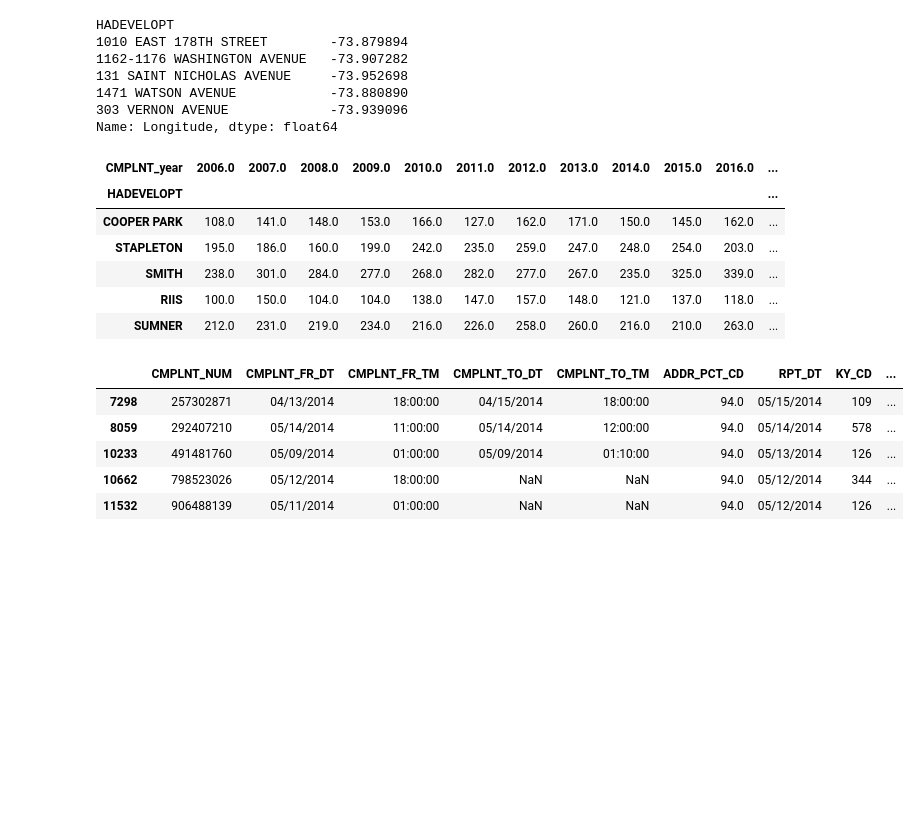
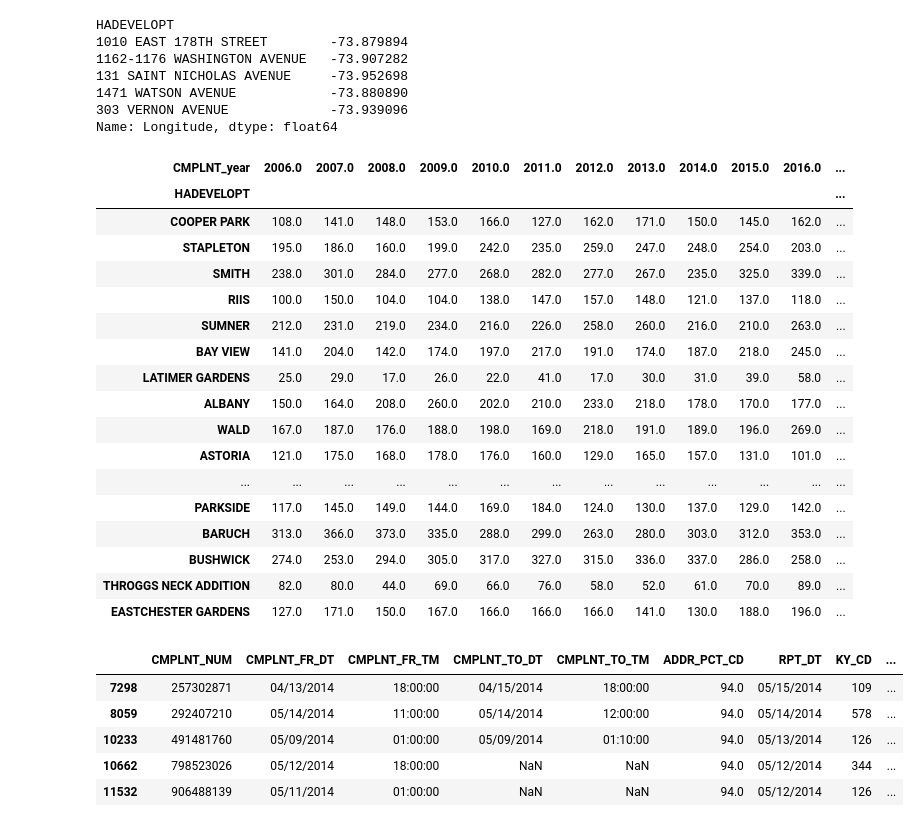
Before and after one commit to gracelinan/data-studio-projects, a Jupyter notebook: July 14-20/Cases by NYCHA.ipynb, the cells around one changed output. Cells and saved outputs as stored; diff of their text form; code cells hidden in the pictures; blank space fills up the shorter version.

```diff
--- a/July 14-20/Cases by NYCHA.ipynb
+++ b/July 14-20/Cases by NYCHA.ipynb
@@ -84,15 +62,26 @@ housing['name'] = housing.index
 # housing.to_csv("NYCHA-summary.csv", index=False)
 # %%
 housing['difference'] = housing[2018.0] - housing[2006.0]
-housing.sort_values(by='difference', ascending=False).head()
+housing.sort_values(by='difference', ascending=False).head(20)
 # %% [output]
 | CMPLNT_year | 2006.0 | 2007.0 | 2008.0 | 2009.0 | 2010.0 | 2011.0 | 2012.0 | 2013.0 | 2014.0 | 2015.0 | 2016.0 | ... |
 | HADEVELOPT |  |  |  |  |  |  |  |  |  |  |  | ... |
 | COOPER PARK | 108.0 | 141.0 | 148.0 | 153.0 | 166.0 | 127.0 | 162.0 | 171.0 | 150.0 | 145.0 | 162.0 | ... |
 | STAPLETON | 195.0 | 186.0 | 160.0 | 199.0 | 242.0 | 235.0 | 259.0 | 247.0 | 248.0 | 254.0 | 203.0 | ... |
 | SMITH | 238.0 | 301.0 | 284.0 | 277.0 | 268.0 | 282.0 | 277.0 | 267.0 | 235.0 | 325.0 | 339.0 | ... |
 | RIIS | 100.0 | 150.0 | 104.0 | 104.0 | 138.0 | 147.0 | 157.0 | 148.0 | 121.0 | 137.0 | 118.0 | ... |
 | SUMNER | 212.0 | 231.0 | 219.0 | 234.0 | 216.0 | 226.0 | 258.0 | 260.0 | 216.0 | 210.0 | 263.0 | ... |
+| BAY VIEW | 141.0 | 204.0 | 142.0 | 174.0 | 197.0 | 217.0 | 191.0 | 174.0 | 187.0 | 218.0 | 245.0 | ... |
+| LATIMER GARDENS | 25.0 | 29.0 | 17.0 | 26.0 | 22.0 | 41.0 | 17.0 | 30.0 | 31.0 | 39.0 | 58.0 | ... |
+| ALBANY | 150.0 | 164.0 | 208.0 | 260.0 | 202.0 | 210.0 | 233.0 | 218.0 | 178.0 | 170.0 | 177.0 | ... |
+| WALD | 167.0 | 187.0 | 176.0 | 188.0 | 198.0 | 169.0 | 218.0 | 191.0 | 189.0 | 196.0 | 269.0 | ... |
+| ASTORIA | 121.0 | 175.0 | 168.0 | 178.0 | 176.0 | 160.0 | 129.0 | 165.0 | 157.0 | 131.0 | 101.0 | ... |
+| ... | ... | ... | ... | ... | ... | ... | ... | ... | ... | ... | ... | ... |
+| PARKSIDE | 117.0 | 145.0 | 149.0 | 144.0 | 169.0 | 184.0 | 124.0 | 130.0 | 137.0 | 129.0 | 142.0 | ... |
+| BARUCH | 313.0 | 366.0 | 373.0 | 335.0 | 288.0 | 299.0 | 263.0 | 280.0 | 303.0 | 312.0 | 353.0 | ... |
+| BUSHWICK | 274.0 | 253.0 | 294.0 | 305.0 | 317.0 | 327.0 | 315.0 | 336.0 | 337.0 | 286.0 | 258.0 | ... |
+| THROGGS NECK ADDITION | 82.0 | 80.0 | 44.0 | 69.0 | 66.0 | 76.0 | 58.0 | 52.0 | 61.0 | 70.0 | 89.0 | ... |
+| EASTCHESTER GARDENS | 127.0 | 171.0 | 150.0 | 167.0 | 166.0 | 166.0 | 166.0 | 141.0 | 130.0 | 188.0 | 196.0 | ... |
 # %%
 cp = df[df.HADEVELOPT == 'COOPER PARK']
 cp.head()
```
Also changed, not shown: parts of 11 cells of this notebook, 2 other files.
